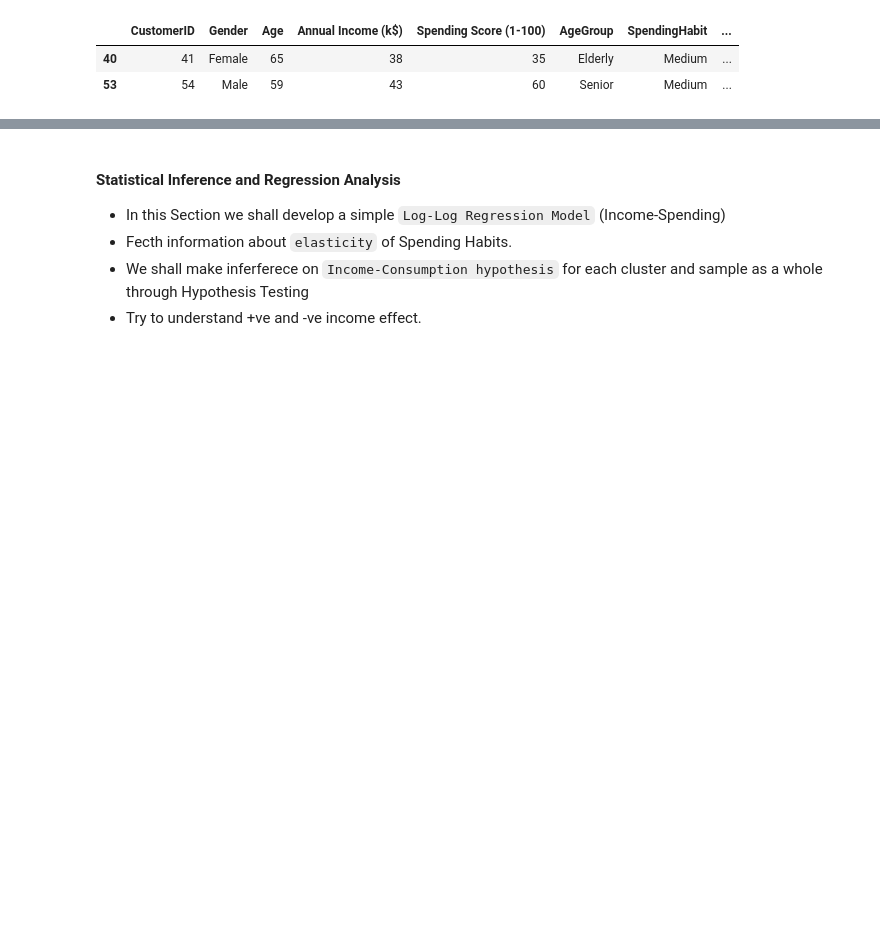
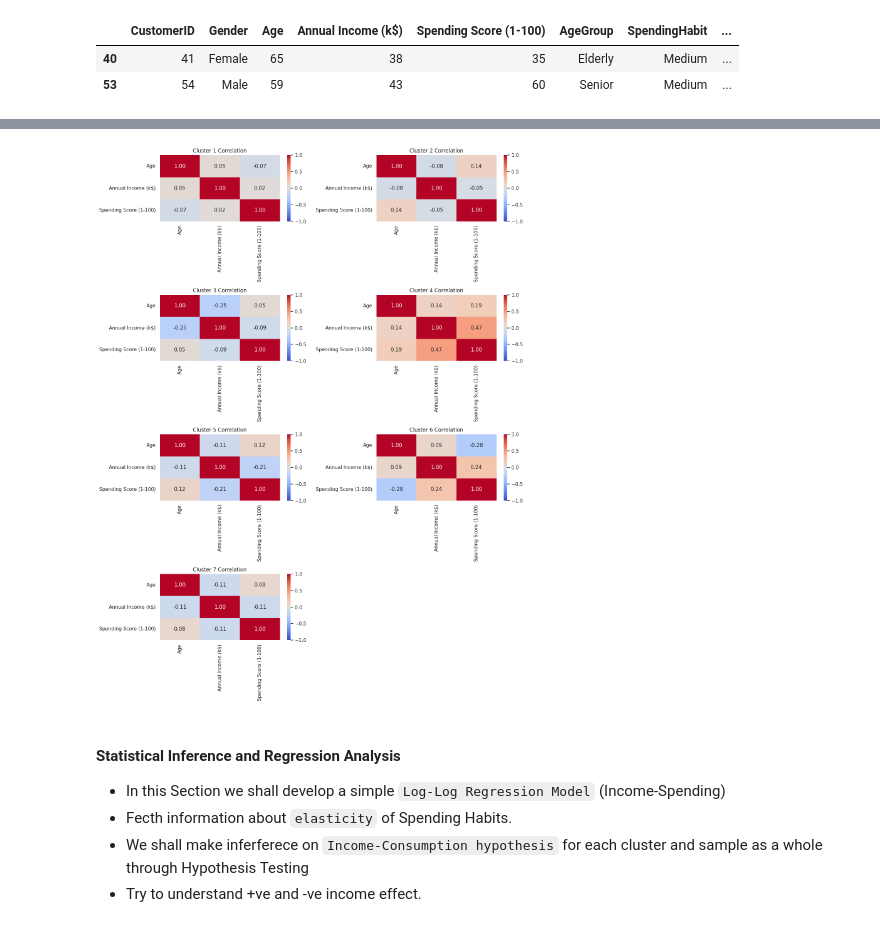
Before and after one commit to pb319/Segment-Stream, a Jupyter notebook: CustSegment.ipynb, the cells around one changed output, grey strips where cells are left out. Cells and saved outputs as stored; diff of their text form; code cells hidden in the pictures; blank space fills up the shorter version.

```diff
--- a/CustSegment.ipynb
+++ b/CustSegment.ipynb
@@ -943,3 +884,31 @@ plt.show()
+# %%
+corr1 = customer_cls1[["Age","Annual Income (k$)","Spending Score (1-100)"]].corr()
+corr2 = customer_cls2[["Age","Annual Income (k$)","Spending Score (1-100)"]].corr()
+corr3 = customer_cls3[["Age","Annual Income (k$)","Spending Score (1-100)"]].corr()
+corr4 = customer_cls4[["Age","Annual Income (k$)","Spending Score (1-100)"]].corr()
+corr5 = customer_cls5[["Age","Annual Income (k$)","Spending Score (1-100)"]].corr()
+corr6 = customer_cls6[["Age","Annual Income (k$)","Spending Score (1-100)"]].corr()
+corr7 = customer_cls7[["Age","Annual Income (k$)","Spending Score (1-100)"]].corr()
+# %%
+# List of correlation matrices
+corrs = [corr1, corr2, corr3, corr4, corr5, corr6, corr7]
+
+# Set up the figure for 4 rows × 2 columns
+fig, axes = plt.subplots(4, 2, figsize=(14, 18))
+axes = axes.flatten()
+
+# Plot each heatmap
+for i, corr in enumerate(corrs):
+    sns.heatmap(corr, annot=True, fmt=".2f", cmap="coolwarm", vmin=-1, vmax=1, ax=axes[i])
+    axes[i].set_title(f"Cluster {i+1} Correlation")
+
+# Hide the 8th unused subplot
+fig.delaxes(axes[-1])
+
+plt.tight_layout()
+plt.show()
+# %% [output]
+[figure, added]
 # %% [markdown]
 #### Statistical Inference and Regression Analysis
 - In this Section we shall develop a simple `Log-Log Regression Model` (Income-Spending)
```
Also changed, not shown: parts of 17 cells of this notebook.
